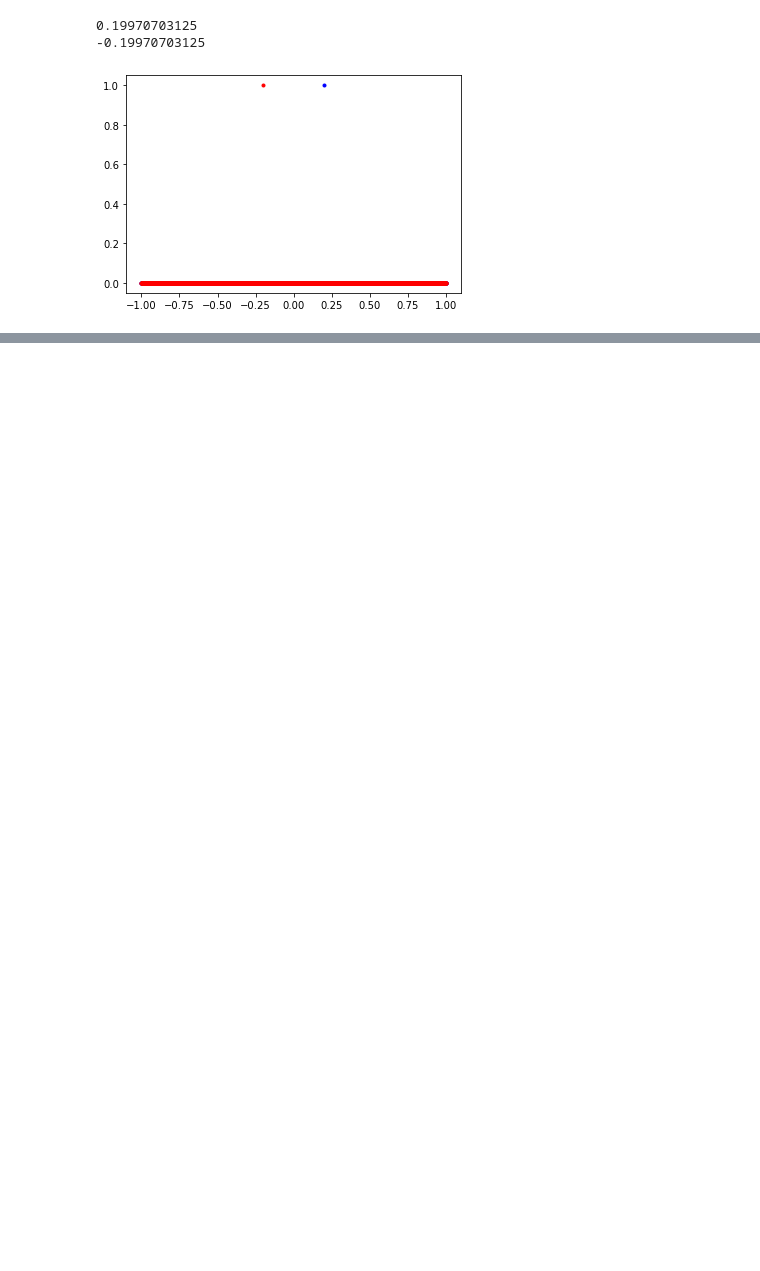
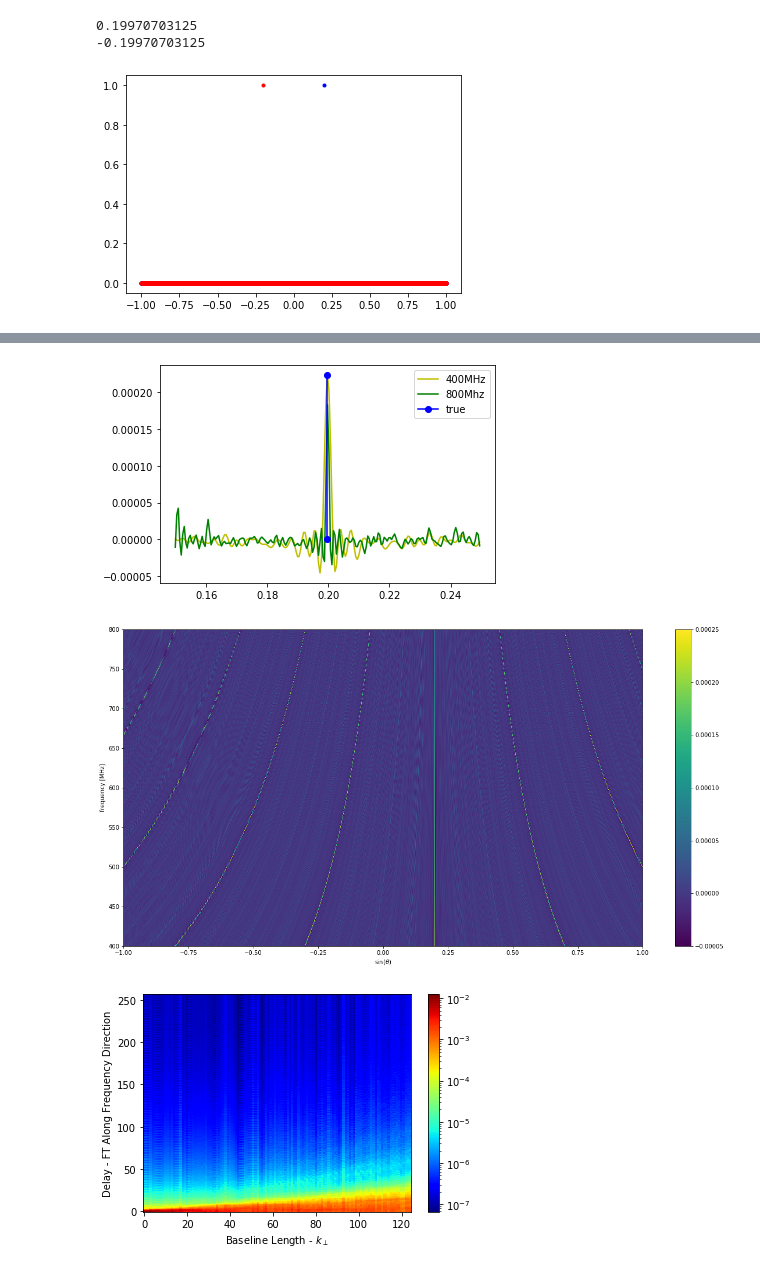
Before and after one commit to yukanak/radio1d, a Jupyter notebook: notebooks/telescope_1d_debug.ipynb, the cells around one changed output, grey strips where cells are left out. Saved outputs shown, nothing was run; the diff lists cells and outputs as text; code cells hidden in the pictures; blank space fills up the shorter version.

```diff
--- a/notebooks/telescope_1d_debug.ipynb
+++ b/notebooks/telescope_1d_debug.ipynb
@@ -78,0 +72,17 @@ t.plot_rmap(rmap_obs - rmap_no_error)
+# %%
+# Try different timing errors
+error = 100e-12 # Default for get_obs_rmap is 10 picoseconds, or 10e-12 seconds, which is pretty small; try 100 picoseconds
+rmap_100ps = t.get_obs_rmap(uvplane, time_error_sigma=error)
+
+plt.plot(t.alpha[wal],rmap_100ps[0,wal[0]],'y-',label='400MHz')
+plt.plot(t.alpha[wal],rmap_100ps[255,wal[0]],'g-',label='800Mhz')
+plt.plot([al,al],[0,rmap_100ps.max()],'bo-',label='true')
+plt.legend()
+plt.show()
+
+t.plot_rmap(rmap_100ps, vmax=0.00025, vmin=-0.00005)
+wedge_100ps = t.plot_wedge(Nreal=50, time_error_sigma=error)
+# %% [output]
+[figure, added]
+[figure, added]
+[figure, added]
```
Also changed, not shown: parts of 8 cells of this notebook.
